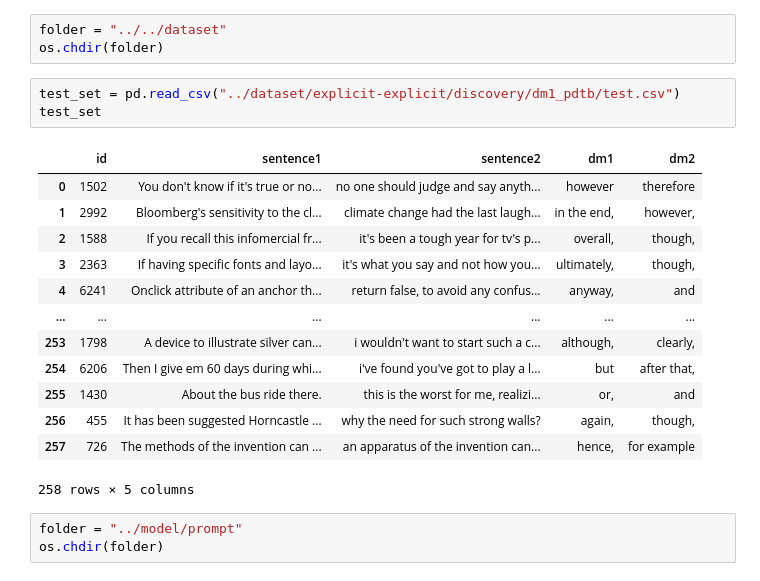
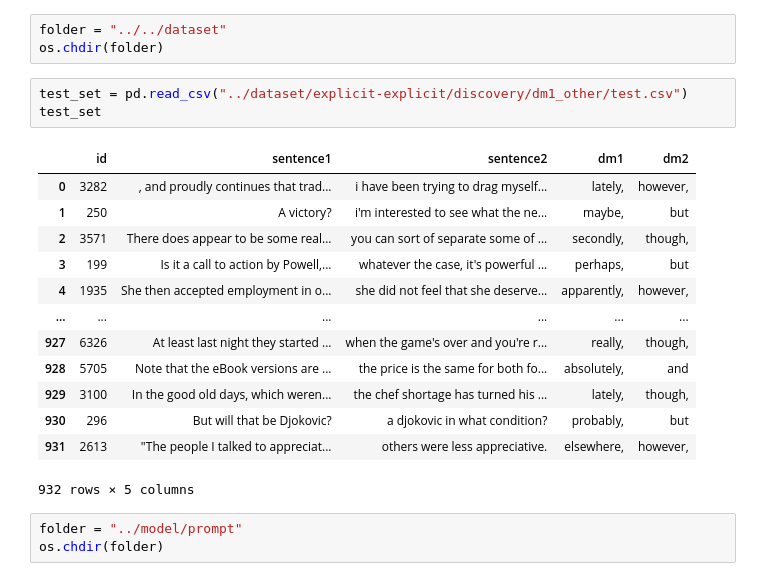
Before and after one commit to GuifuLiu/co-occur_dm, a Jupyter notebook: model/prompt/prompt.ipynb, the cells around one changed output. Drawn from its saved outputs; the diff is of its cells as text.

```diff
--- a/model/prompt/prompt.ipynb
+++ b/model/prompt/prompt.ipynb
@@ -143,22 +154,22 @@ def format_dm(xss):
 folder = "../../dataset"
 os.chdir(folder)
 # %%
-test_set = pd.read_csv("../dataset/explicit-explicit/discovery/dm1_pdtb/test.csv")
+test_set = pd.read_csv("../dataset/explicit-explicit/discovery/dm1_other/test.csv")
 test_set
 # %% [output]
 |  | id | sentence1 | sentence2 | dm1 | dm2 |
-| 0 | 1502 | You don't know if it's true or no... | no one should judge and say anyth... | however | therefore |
-| 1 | 2992 | Bloomberg's sensitivity to the cl... | climate change had the last laugh... | in the end, | however, |
-| 2 | 1588 | If you recall this infomercial fr... | it's been a tough year for tv's p... | overall, | though, |
-| 3 | 2363 | If having specific fonts and layo... | it's what you say and not how you... | ultimately, | though, |
-| 4 | 6241 | Onclick attribute of an anchor th... | return false, to avoid any confus... | anyway, | and |
+| 0 | 3282 | , and proudly continues that trad... | i have been trying to drag myself... | lately, | however, |
+| 1 | 250 | A victory? | i'm interested to see what the ne... | maybe, | but |
+| 2 | 3571 | There does appear to be some real... | you can sort of separate some of ... | secondly, | though, |
+| 3 | 199 | Is it a call to action by Powell,... | whatever the case, it's powerful ... | perhaps, | but |
+| 4 | 1935 | She then accepted employment in o... | she did not feel that she deserve... | apparently, | however, |
 | ... | ... | ... | ... | ... | ... |
-| 253 | 1798 | A device to illustrate silver can... | i wouldn't want to start such a c... | although, | clearly, |
-| 254 | 6206 | Then I give em 60 days during whi... | i've found you've got to play a l... | but | after that, |
-| 255 | 1430 | About the bus ride there. | this is the worst for me, realizi... | or, | and |
-| 256 | 455 | It has been suggested Horncastle ... | why the need for such strong walls? | again, | though, |
-| 257 | 726 | The methods of the invention can ... | an apparatus of the invention can... | hence, | for example |
+| 927 | 6326 | At least last night they started ... | when the game's over and you're r... | really, | though, |
+| 928 | 5705 | Note that the eBook versions are ... | the price is the same for both fo... | absolutely, | and |
+| 929 | 3100 | In the good old days, which weren... | the chef shortage has turned his ... | lately, | though, |
+| 930 | 296 | But will that be Djokovic? | a djokovic in what condition? | probably, | but |
+| 931 | 2613 | "The people I talked to appreciat... | others were less appreciative. | elsewhere, | however, |
-258 rows × 5 columns
+932 rows × 5 columns
 # %%
 folder = "../model/prompt"
 os.chdir(folder)
```
Also changed, not shown: parts of 12 cells of this notebook, 7 other files.
